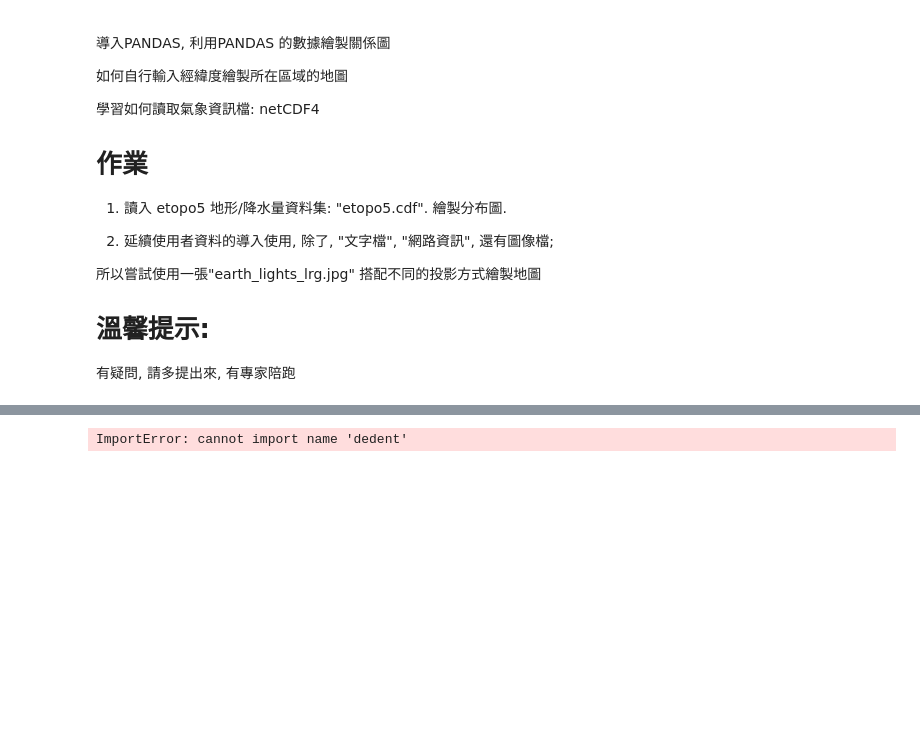
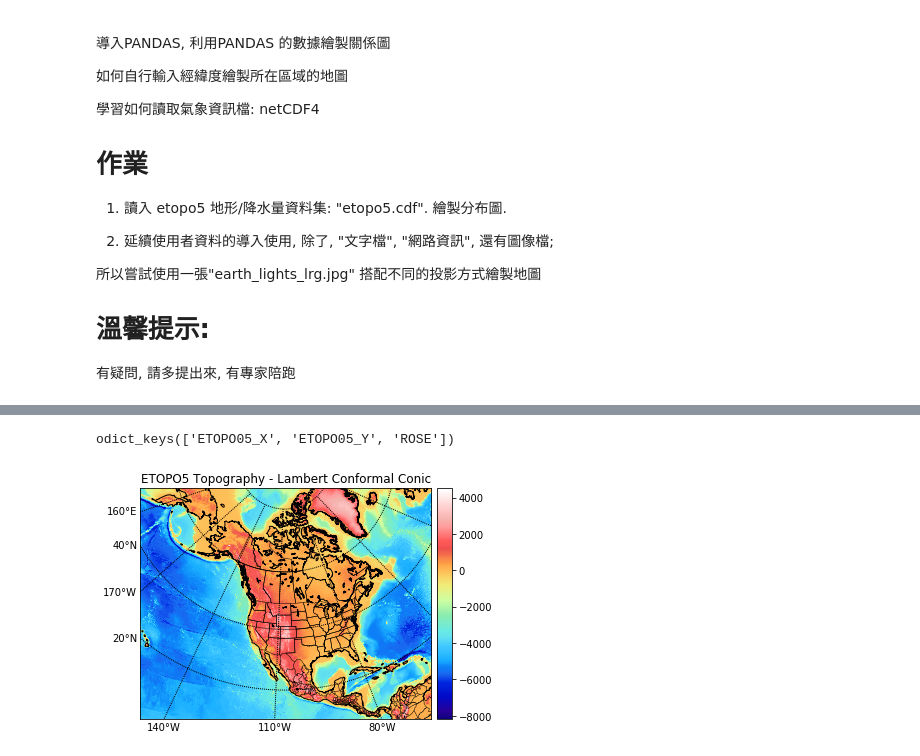
Before and after one commit to kellyhsiuo/DataScience, a Jupyter notebook: Day025_HW.ipynb, the cells around one changed output, grey strips where cells are left out. Drawn from its saved outputs; the diff is of its cells as text; code cells hidden in the pictures; blank space fills up the shorter version.

```diff
--- a/Day025_HW.ipynb
+++ b/Day025_HW.ipynb
@@ -33,7 +43,7 @@ import matplotlib.pyplot as plt
 from netCDF4 import Dataset
 
 # 讀入 etopo5 地形/降水量。.
-#url = 'https://github.com/NOAA-PMEL/FerretDatasets/blob/master/data/etopo5.cdf'
+# url = 'https://github.com/NOAA-PMEL/FerretDatasets/blob/master/data/etopo5.cdf'
 # 要確認資料集所在路徑
 etopodata = Dataset('etopo5.cdf')
 
@@ -78,47 +88,52 @@ parallels = np.arange(.....)
 m.drawparallels(.........)
 meridians = np.arange(.....)
 m.drawmeridians(.........)
 '''
 
-variables.keys()
+# variables.keys()
 print(etopodata.variables.keys())
 
 topoin = etopodata.variables['ROSE'][:]
 lons = etopodata.variables['ETOPO05_X'][:]
 lats = etopodata.variables['ETOPO05_Y'][:]
+# 移位資料, 使 lon 從 - 180 到 180, 而不是 20 到 380
+topoin,lons = shiftgrid(180.,topoin,lons,start=False)
 
-topoin, lons = shiftgrid(180., topoin, lons, start=False)
+# 繪製地形/降水量
 
+# 創建圖形和軸實例
 fig = plt.figure()
-ax = fig.add_axes([0.1, 0.1, 0.8, 0.8])
+ax = fig.add_axes([0.1,0.1,0.8,0.8])
+#設定地理資訊圖('lcc' = lambert conformal conic).
+# 使用 Wgs84 橢圓體的主要和次要球體半徑, 做基礎的底圖
+m = Basemap(llcrnrlon=-145.5,llcrnrlat=1.,urcrnrlon=-2.566,urcrnrlat=46.352,\
+            rsphere=(6378137.00,6356752.3142),\
+            resolution='l',area_thresh=1000.,projection='lcc',\
+            lat_1=50.,lon_0=-107.,ax=ax)
 
-m = Basemap(llcrnrlon = 145.5, llcrnrlat = 1., urcrnrlon = -2.566, urcrnrlat = 46.352,\
-           rsphere = (6378137.00, 6356752.3142),\
-           resolution = '1', area_thresh = 1000, projection = 'lcc',\
-           lat_1 = 50., lon_0 = -107., ax = ax)
-
-nx = int((m.xmax-m.xmin)/5000.)+1; ny = int((m.ymax - m.ymin)/5000.)+1
-topodot = m.transform_scalar(topoin, lons, lats, nx, ny)
-
-im = m.imshow(topodot, cm.GMT_haxby)
-
+# 轉換為 nx x ny 定期分空 5km 本機投影網格
+nx = int((m.xmax-m.xmin)/5000.)+1; ny = int((m.ymax-m.ymin)/5000.)+1
+topodat = m.transform_scalar(topoin,lons,lats,nx,ny)
+# plot image over map with imshow.
+im = m.imshow(topodat,cm.GMT_haxby)
 #劃定海岸線和邊境界限。
 m.drawcoastlines()
 m.drawcountries()
 m.drawstates()
 # 繪製經緯線
 # 設定地圖左側和底部的標籤
 parallels = np.arange(0.,80,20.)
 m.drawparallels(parallels,labels=[1,0,0,1])
 meridians = np.arange(10.,360.,30.)
 m.drawmeridians(meridians,labels=[1,0,0,1])
 
 # 加入 colorbar
 cb = m.colorbar(im,"right", size="5%", pad='2%')
 ax.set_title('ETOPO5 Topography - Lambert Conformal Conic')
 plt.show()
 # %% [output]
-ImportError: cannot import name 'dedent'
+odict_keys(['ETOPO05_X', 'ETOPO05_Y', 'ROSE'])
+[figure, added]
 # %%
 from __future__ import (absolute_import, division, print_function)
 
```
Also changed, not shown: parts of 3 cells of this notebook.
